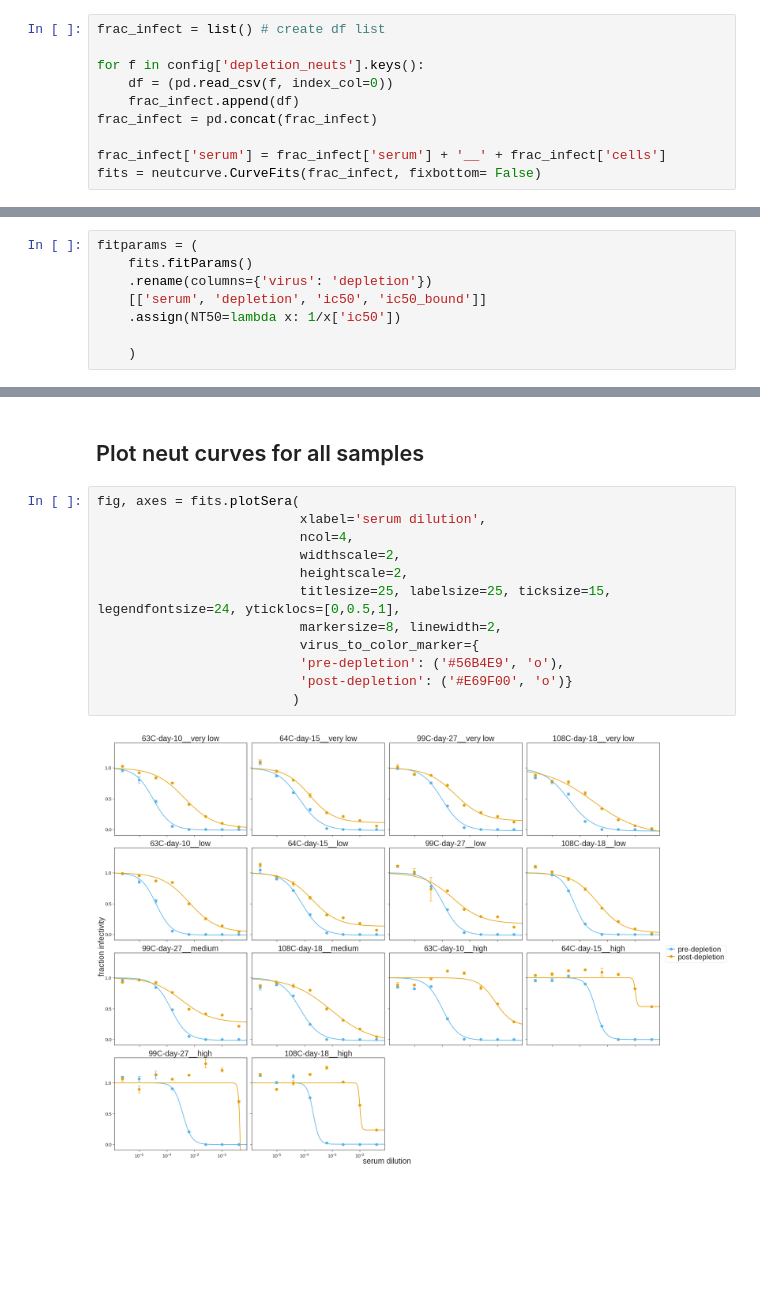
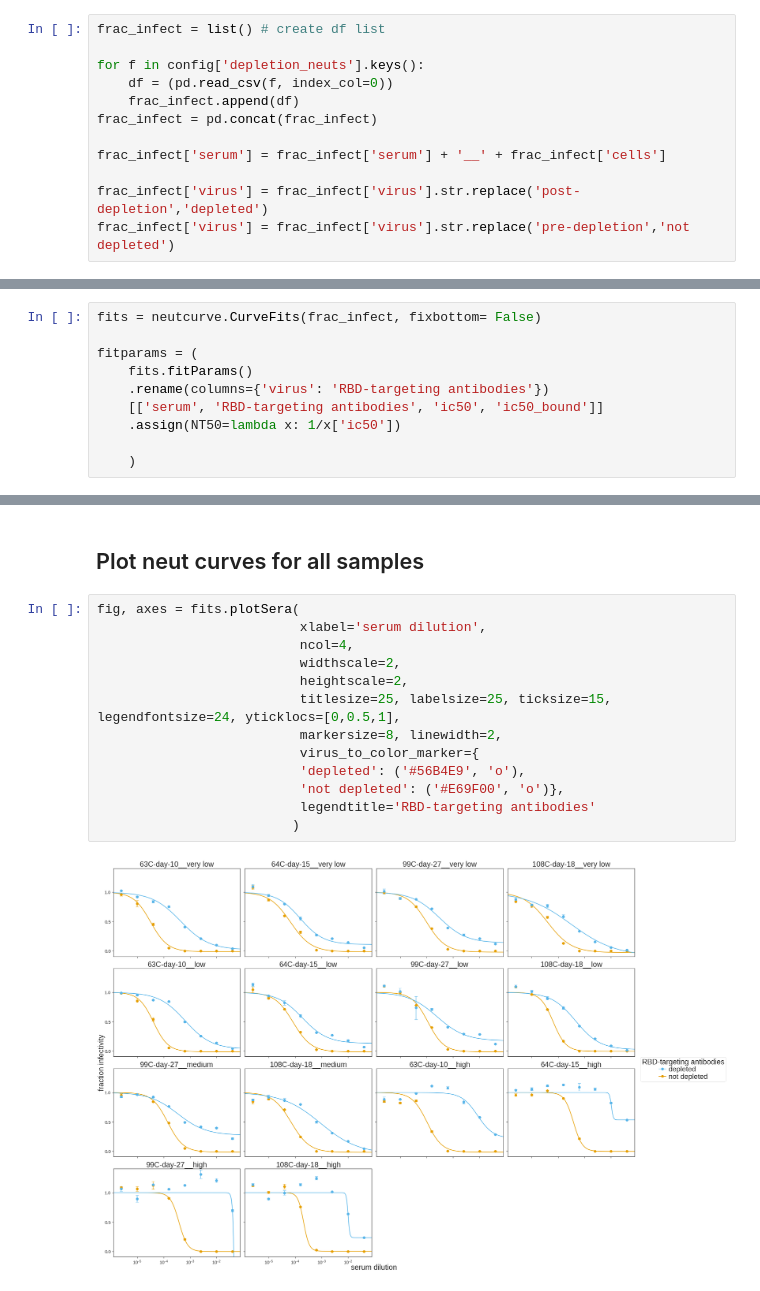
Before and after one commit to jbloomlab/Ace2_expression_neuts, a Jupyter notebook: virus_neutralization.ipynb, the cells around one changed output, grey strips where cells are left out. Cells and saved outputs as stored; diff of their text form; blank space fills up the shorter version.

```diff
--- a/virus_neutralization.ipynb
+++ b/virus_neutralization.ipynb
@@ -51,4 +47,6 @@ for f in config['depletion_neuts'].keys():
 frac_infect = pd.concat(frac_infect)
 
 frac_infect['serum'] = frac_infect['serum'] + '__' + frac_infect['cells']
-fits = neutcurve.CurveFits(frac_infect, fixbottom= False)
+
+frac_infect['virus'] = frac_infect['virus'].str.replace('post-depletion','depleted')
+frac_infect['virus'] = frac_infect['virus'].str.replace('pre-depletion','not depleted')
@@ -57,8 +67,10 @@ fits = neutcurve.CurveFits(frac_infect, fixbottom= False)
 # %%
+fits = neutcurve.CurveFits(frac_infect, fixbottom= False)
+
 fitparams = (
     fits.fitParams()
-    .rename(columns={'virus': 'depletion'})
-    [['serum', 'depletion', 'ic50', 'ic50_bound']]
+    .rename(columns={'virus': 'RBD-targeting antibodies'})
+    [['serum', 'RBD-targeting antibodies', 'ic50', 'ic50_bound']]
     .assign(NT50=lambda x: 1/x['ic50'])
 
     )
@@ -157,14 +146,15 @@ NT50.save('NT50_all_samples.png', dpi=300)
 # %%
 fig, axes = fits.plotSera(
                           xlabel='serum dilution',
                           ncol=4,
                           widthscale=2,
                           heightscale=2,
                           titlesize=25, labelsize=25, ticksize=15, legendfontsize=24, yticklocs=[0,0.5,1],
                           markersize=8, linewidth=2,
                           virus_to_color_marker={
-                          'pre-depletion': ('#56B4E9', 'o'),
-                          'post-depletion': ('#E69F00', 'o')}
+                          'depleted': ('#56B4E9', 'o'),
+                          'not depleted': ('#E69F00', 'o')},
+                          legendtitle='RBD-targeting antibodies'
                          )
 # %% [output]
-[figure, old version]
+[figure, new version]
```
Also changed, not shown: parts of 12 cells of this notebook, 5 other files.
